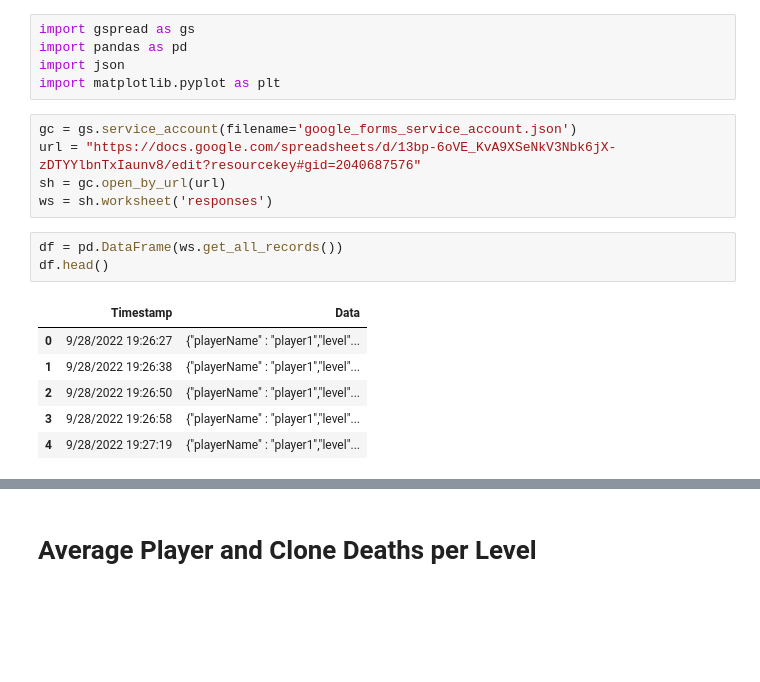
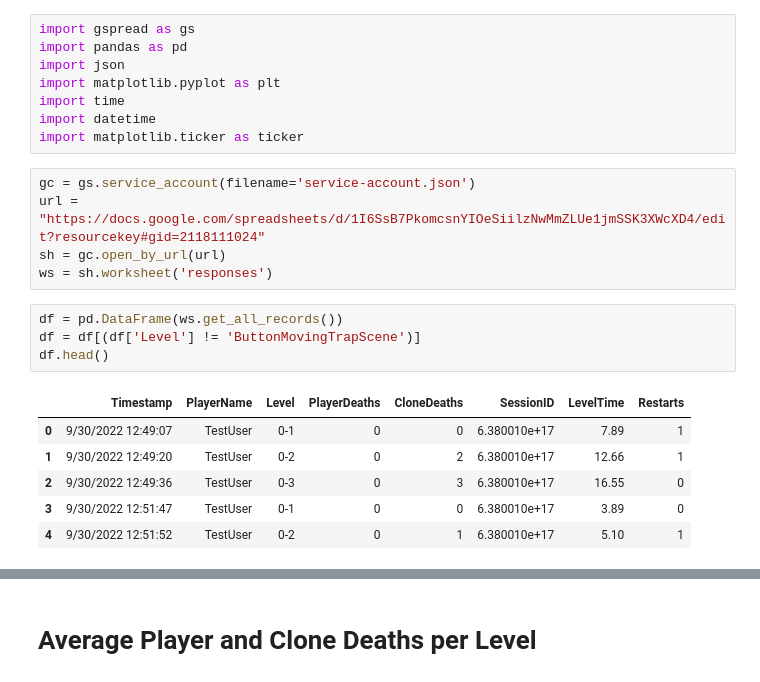
Before and after one commit to VinayGupta23/alter-ego-game, a Jupyter notebook: alterego_gforms_analytics.ipynb, the cells around one changed output, grey strips where cells are left out. Cells and saved outputs as stored; diff of their text form; blank space fills up the shorter version.

Commit message:
Added Analytics python notebook file and json key

```diff
--- a/alterego_gforms_analytics.ipynb
+++ b/alterego_gforms_analytics.ipynb
@@ -3,18 +3,22 @@ import gspread as gs
 import pandas as pd
 import json
 import matplotlib.pyplot as plt
+import time
+import datetime
+import matplotlib.ticker as ticker
 # %%
-gc = gs.service_account(filename='google_forms_service_account.json')
-url = "https://docs.google.com/spreadsheets/d/13bp-6oVE_KvA9XSeNkV3Nbk6jX-zDTYYlbnTxIaunv8/edit?resourcekey#gid=2040687576"
+gc = gs.service_account(filename='service-account.json')
+url = "https://docs.google.com/spreadsheets/d/1I6SsB7PkomcsnYIOeSiilzNwMmZLUe1jmSSK3XWcXD4/edit?resourcekey#gid=2118111024"
 sh = gc.open_by_url(url)
 ws = sh.worksheet('responses')
 # %%
 df = pd.DataFrame(ws.get_all_records())
+df = df[(df['Level'] != 'ButtonMovingTrapScene')]
 df.head()
 # %% [output]
-|  | Timestamp | Data |
-| 0 | 9/28/2022 19:26:27 | {"playerName" : "player1","level"... |
-| 1 | 9/28/2022 19:26:38 | {"playerName" : "player1","level"... |
-| 2 | 9/28/2022 19:26:50 | {"playerName" : "player1","level"... |
-| 3 | 9/28/2022 19:26:58 | {"playerName" : "player1","level"... |
-| 4 | 9/28/2022 19:27:19 | {"playerName" : "player1","level"... |
+|  | Timestamp | PlayerName | Level | PlayerDeaths | CloneDeaths | SessionID | LevelTime | Restarts |
+| 0 | 9/30/2022 12:49:07 | TestUser | 0-1 | 0 | 0 | 6.380010e+17 | 7.89 | 1 |
+| 1 | 9/30/2022 12:49:20 | TestUser | 0-2 | 0 | 2 | 6.380010e+17 | 12.66 | 1 |
+| 2 | 9/30/2022 12:49:36 | TestUser | 0-3 | 0 | 3 | 6.380010e+17 | 16.55 | 0 |
+| 3 | 9/30/2022 12:51:47 | TestUser | 0-1 | 0 | 0 | 6.380010e+17 | 3.89 | 0 |
+| 4 | 9/30/2022 12:51:52 | TestUser | 0-2 | 0 | 1 | 6.380010e+17 | 5.10 | 1 |
```
Also changed, not shown: parts of 22 cells of this notebook, 1 other file.
